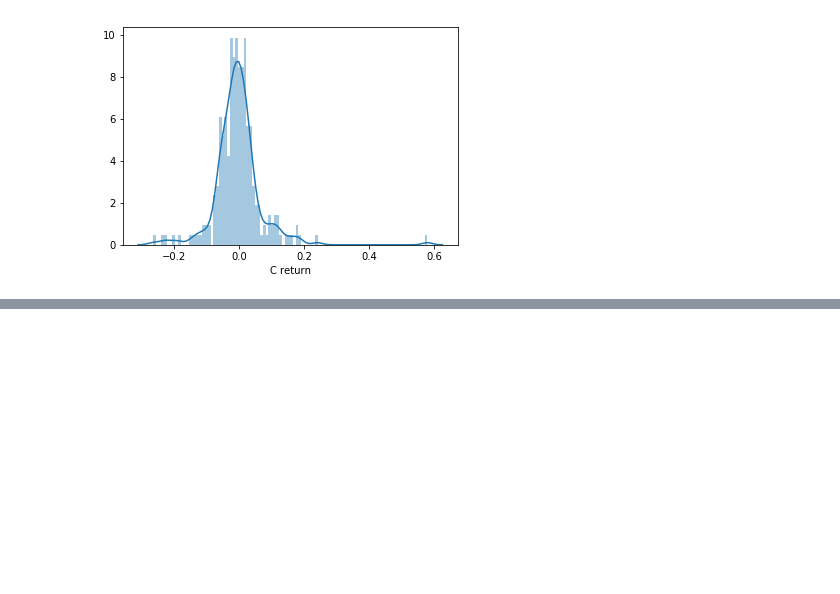
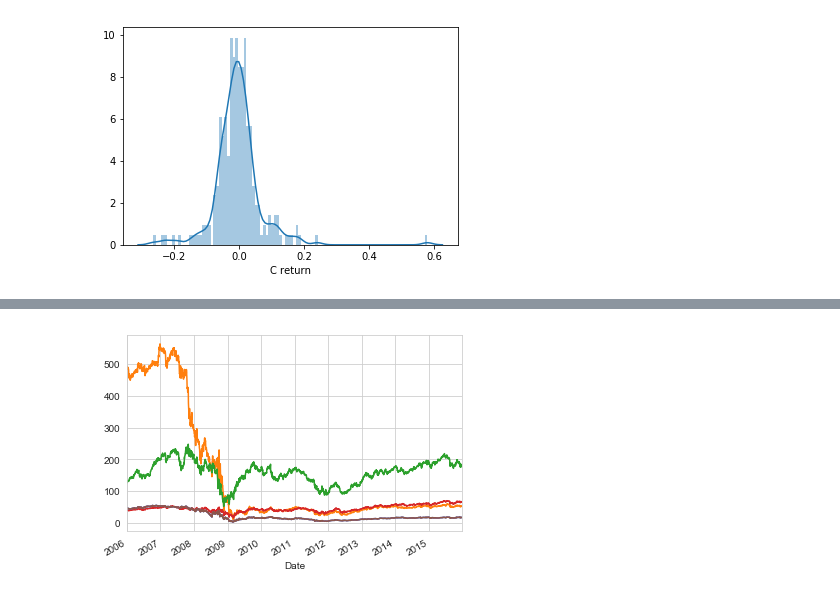
Before and after one commit to BrianAKass/Machine-Learning-Projects, a Jupyter notebook: PML Projects/08-02a -Finance Project.ipynb, the cells around one changed output, grey strips where cells are left out. Drawn from its saved outputs; the diff is of its cells as text; code cells hidden in the pictures; blank space fills up the shorter version.

```diff
--- a/PML Projects/08-02a -Finance Project.ipynb
+++ b/PML Projects/08-02a -Finance Project.ipynb
@@ -188,0 +194,5 @@ cf.go_offline()
+# %%
+for x in tickers:
+    bank_stocks[x]['Close'].plot()
+# %% [output]
+[figure, added]
```
Also changed, not shown: parts of 7 cells of this notebook.
